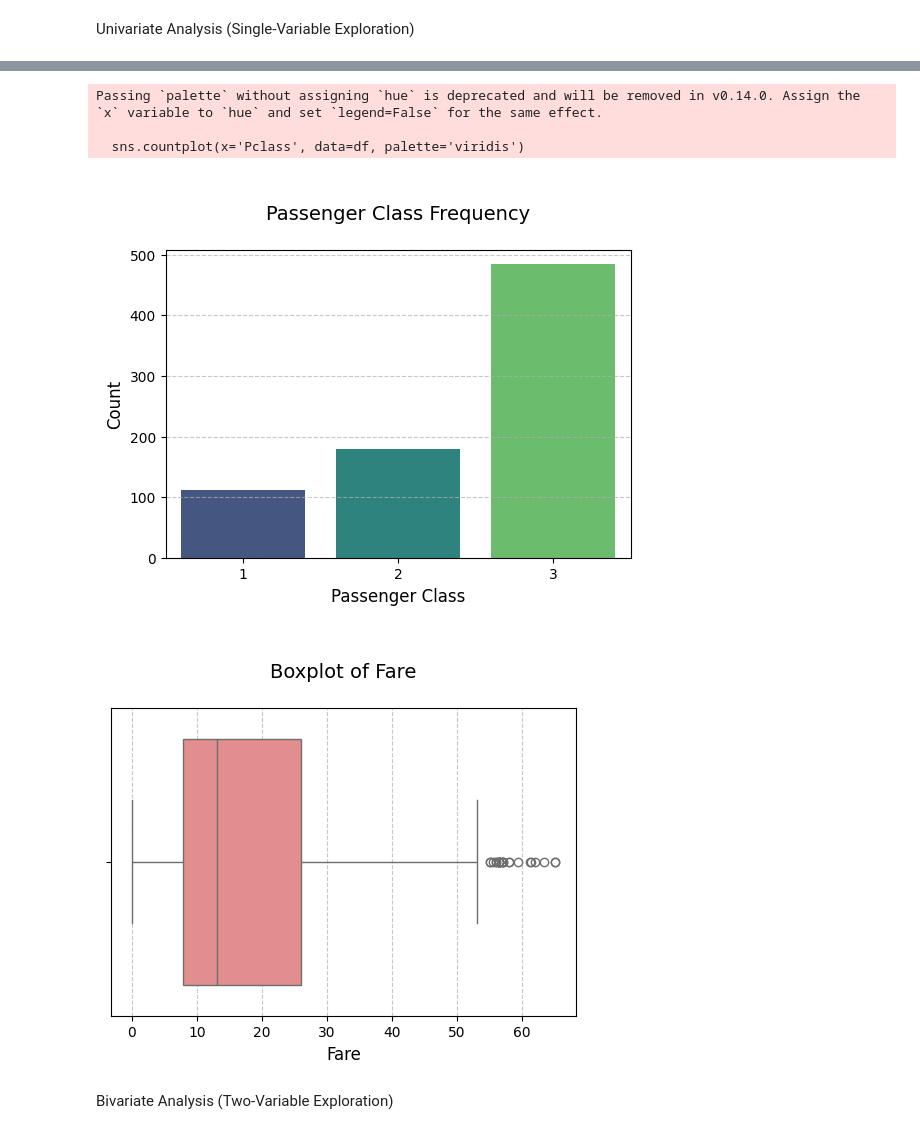
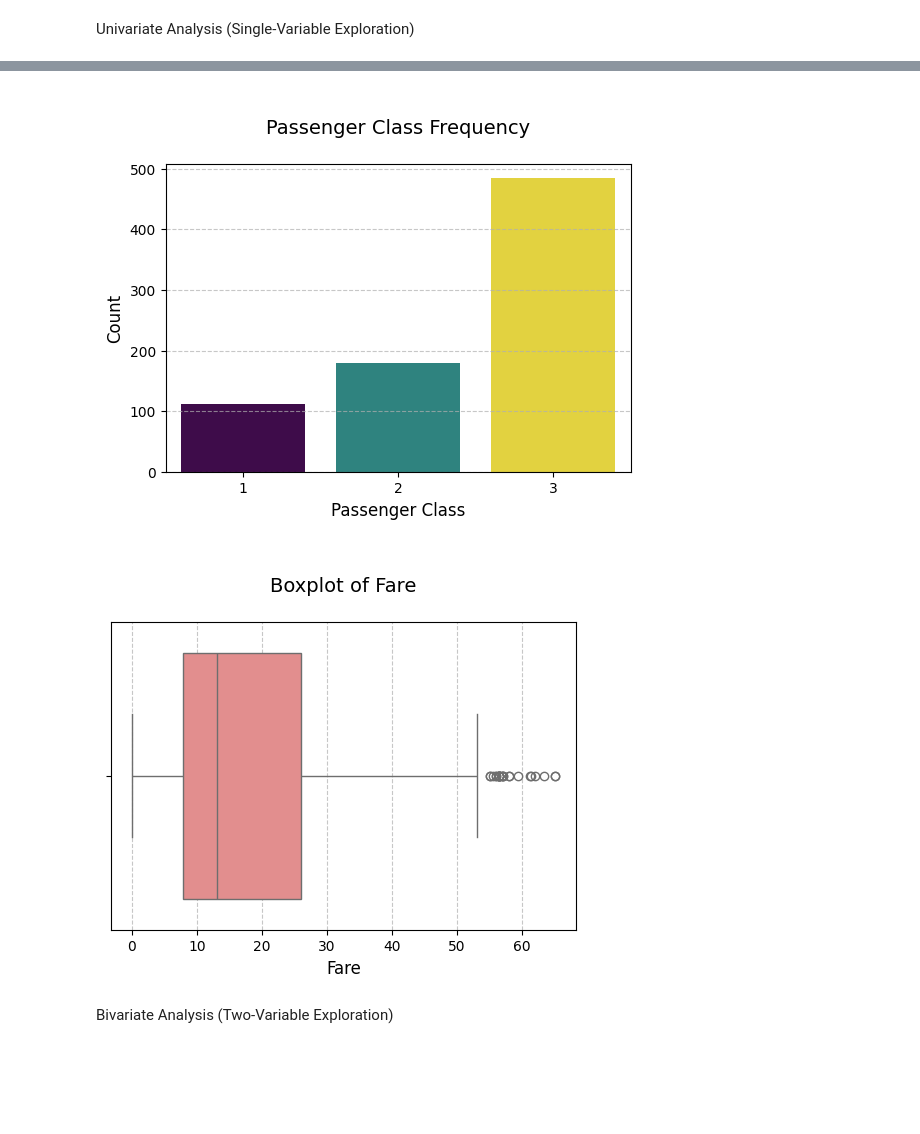
Before and after one commit to Anushka-2906/DAI-101, a Jupyter notebook: 23114008_Anushka_Jangid.ipynb, the cells around one changed output, grey strips where cells are left out. Cells and saved outputs as stored; diff of their text form; code cells hidden in the pictures; blank space fills up the shorter version.

```diff
--- a/23114008_Anushka_Jangid.ipynb
+++ b/23114008_Anushka_Jangid.ipynb
@@ -907,23 +907,19 @@ print("✅ Titanic dataset created as 'titanic.csv'")
 # %% [markdown]
 1.DATA CLEANING
 # %%
-#@title
-import pandas as pd
-import numpy as np
 
 #  Load the dataset
 file_path = 'titanic.csv'  # Or path to your file on Google Drive
 df = pd.read_csv(file_path)
 
-# 🧹 **1. Inspect the Data**
+#  **1. Inspect the Data**
 print("\n" + "="*30 + " DATASET INFO " + "="*30)
 print(df.info())
 print("="*70)
 
 #  **2. Handle Missing Values**
-# Fill missing Age with median and Embarked with mode
-df['Age'].fillna(df['Age'].median(), inplace=True)
-df['Embarked'].fillna(df['Embarked'].mode()[0], inplace=True)
+df['Age'] = df['Age'].fillna(df['Age'].median())
+df['Embarked'] = df['Embarked'].fillna(df['Embarked'].mode()[0])
 
 print("\n Missing values handled:")
 print(f"- Age filled with median value: {df['Age'].median()}")
@@ -1010,7 +994,6 @@ For example, when doing 'df[col].method(value, inplace=True)', try using 'df.met
 # %% [markdown]
  Univariate Analysis (Single-Variable Exploration)
 # %%
-#@title
 import seaborn as sns
 import matplotlib.pyplot as plt
 
@@ -1028,45 +1011,42 @@ plt.ylabel('Frequency', fontsize=12)
 plt.grid(axis='y', linestyle='--', alpha=0.7)
 plt.show()
 
-#  **3. Frequency Distribution for Passenger Class**
+#  **3. Frequency Distribution for Passenger Class** (Fixed)
 plt.figure(figsize=(6, 4))
-sns.countplot(x='Pclass', data=df, palette='viridis')
+sns.countplot(x='Pclass', data=df, hue='Pclass', palette='viridis', legend=False)
 plt.title('\nPassenger Class Frequency\n', fontsize=14)
 plt.xlabel('Passenger Class', fontsize=12)
 plt.ylabel('Count', fontsize=12)
 plt.grid(axis='y', linestyle='--', alpha=0.7)
 plt.show()
 
 #  **4. Boxplot for Fare**
 plt.figure(figsize=(6, 4))
 sns.boxplot(x=df['Fare'], color='lightcoral')
 plt.title('\nBoxplot of Fare\n', fontsize=14)
 plt.xlabel('Fare', fontsize=12)
 plt.grid(axis='x', linestyle='--', alpha=0.7)
 plt.show()
 # %% [output]
 ============================== SUMMARY STATISTICS ==============================
        PassengerId    Survived     Pclass         Age       SibSp       Parch  \
 count   775.000000  775.000000  775.00000  775.000000  775.000000  775.000000
 mean    445.806452    0.339355    2.48000   28.748710    0.437419    0.340645
 std     260.116285    0.473796    0.73439   12.782123    0.899838    0.785914
 min       1.000000    0.000000    1.00000    0.420000    0.000000    0.000000
 25%     213.500000    0.000000    2.00000   22.000000    0.000000    0.000000
 50%     450.000000    0.000000    3.00000   28.000000    0.000000    0.000000
 75%     670.500000    1.000000    3.00000   34.000000    1.000000    0.000000
 max     891.000000    1.000000    3.00000   80.000000    5.000000    6.000000
 
              Fare
 ... (5 lines left out)
 50%     13.000000
 75%     26.000000
 max     65.000000
 ======================================================================
 [figure]
-Passing `palette` without assigning `hue` is deprecated and will be removed in v0.14.0. Assign the `x` variable to `hue` and set `legend=False` for the same effect.
-
-  sns.countplot(x='Pclass', data=df, palette='viridis')
-[figure, old version]
+[figure, new version]
 [figure]
 # %% [markdown]
  Bivariate Analysis (Two-Variable Exploration)
```
Also changed, not shown: parts of 2 cells of this notebook.
